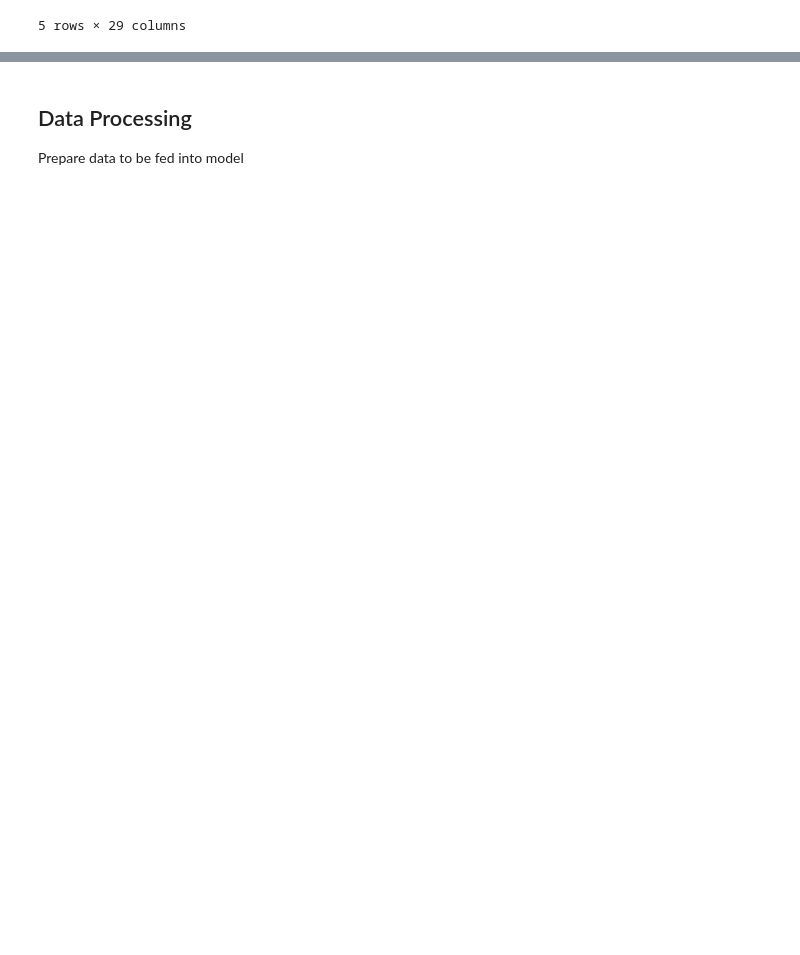
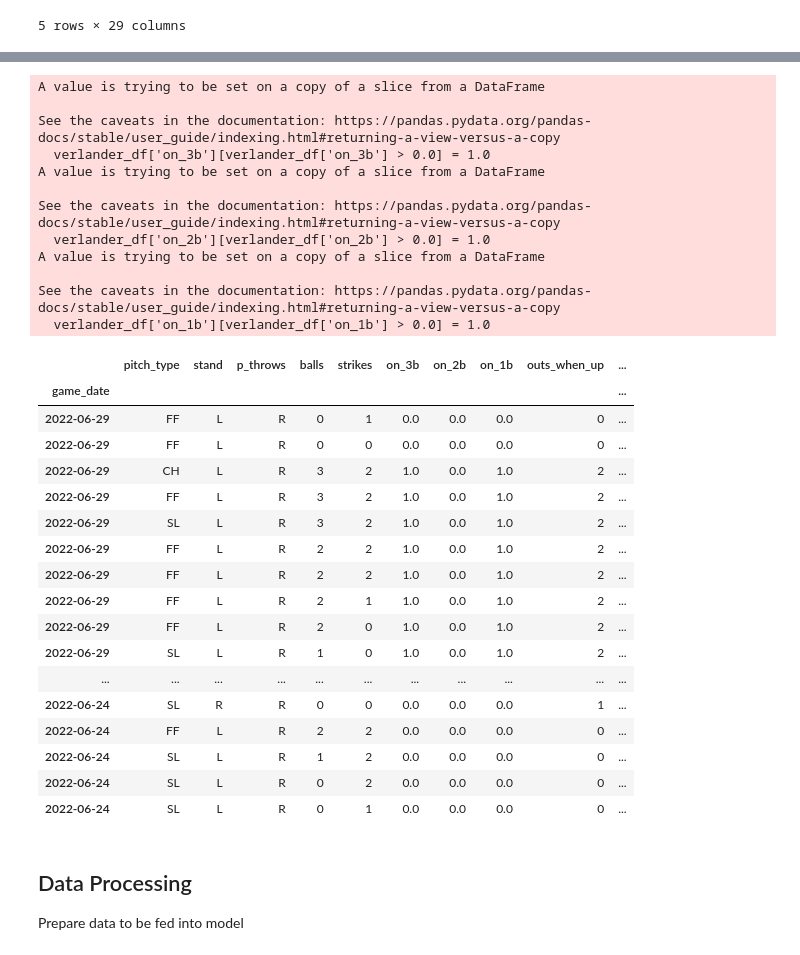
Before and after one commit to Rishi-Prasadha/MLB_ML_Pitching_Prediction, a Jupyter notebook: rishi/starter.ipynb, the cells around one changed output, grey strips where cells are left out. Drawn from its saved outputs; the diff is of its cells as text; code cells hidden in the pictures; blank space fills up the shorter version.

Commit message:
pretty much clean data

```diff
--- a/rishi/starter.ipynb
+++ b/rishi/starter.ipynb
@@ -112,3 +64,48 @@ See the caveats in the documentation: https://pandas.pydata.org/pandas-docs/stab
+# %%
+# Encode 1st, 2nd and 3rd bases with 1s and 0s
+
+# Fill NaN to 0
+verlander_df['on_3b'] = verlander_df['on_3b'].fillna(0)
+verlander_df['on_2b'] = verlander_df['on_2b'].fillna(0)
+verlander_df['on_1b'] = verlander_df['on_1b'].fillna(0)
+
+# Change batter IDs to 1
+verlander_df['on_3b'][verlander_df['on_3b'] > 0.0] = 1.0
+verlander_df['on_2b'][verlander_df['on_2b'] > 0.0] = 1.0
+verlander_df['on_1b'][verlander_df['on_1b'] > 0.0] = 1.0
+
+display(verlander_df[1000:1050])
+# %% [output]
+A value is trying to be set on a copy of a slice from a DataFrame
+
+See the caveats in the documentation: https://pandas.pydata.org/pandas-docs/stable/user_guide/indexing.html#returning-a-view-versus-a-copy
+  verlander_df['on_3b'][verlander_df['on_3b'] > 0.0] = 1.0
+A value is trying to be set on a copy of a slice from a DataFrame
+
+See the caveats in the documentation: https://pandas.pydata.org/pandas-docs/stable/user_guide/indexing.html#returning-a-view-versus-a-copy
+  verlander_df['on_2b'][verlander_df['on_2b'] > 0.0] = 1.0
+A value is trying to be set on a copy of a slice from a DataFrame
+
+See the caveats in the documentation: https://pandas.pydata.org/pandas-docs/stable/user_guide/indexing.html#returning-a-view-versus-a-copy
+  verlander_df['on_1b'][verlander_df['on_1b'] > 0.0] = 1.0
+|  | pitch_type | stand | p_throws | balls | strikes | on_3b | on_2b | on_1b | outs_when_up | ... |
+| game_date |  |  |  |  |  |  |  |  |  | ... |
+| 2022-06-29 | FF | L | R | 0 | 1 | 0.0 | 0.0 | 0.0 | 0 | ... |
+| 2022-06-29 | FF | L | R | 0 | 0 | 0.0 | 0.0 | 0.0 | 0 | ... |
+| 2022-06-29 | CH | L | R | 3 | 2 | 1.0 | 0.0 | 1.0 | 2 | ... |
+| 2022-06-29 | FF | L | R | 3 | 2 | 1.0 | 0.0 | 1.0 | 2 | ... |
+| 2022-06-29 | SL | L | R | 3 | 2 | 1.0 | 0.0 | 1.0 | 2 | ... |
+| 2022-06-29 | FF | L | R | 2 | 2 | 1.0 | 0.0 | 1.0 | 2 | ... |
+| 2022-06-29 | FF | L | R | 2 | 2 | 1.0 | 0.0 | 1.0 | 2 | ... |
+| 2022-06-29 | FF | L | R | 2 | 1 | 1.0 | 0.0 | 1.0 | 2 | ... |
+| 2022-06-29 | FF | L | R | 2 | 0 | 1.0 | 0.0 | 1.0 | 2 | ... |
+| 2022-06-29 | SL | L | R | 1 | 0 | 1.0 | 0.0 | 1.0 | 2 | ... |
+| ... | ... | ... | ... | ... | ... | ... | ... | ... | ... | ... |
+| 2022-06-24 | SL | R | R | 0 | 0 | 0.0 | 0.0 | 0.0 | 1 | ... |
+| 2022-06-24 | FF | L | R | 2 | 2 | 0.0 | 0.0 | 0.0 | 0 | ... |
+| 2022-06-24 | SL | L | R | 1 | 2 | 0.0 | 0.0 | 0.0 | 0 | ... |
+| 2022-06-24 | SL | L | R | 0 | 2 | 0.0 | 0.0 | 0.0 | 0 | ... |
+| 2022-06-24 | SL | L | R | 0 | 1 | 0.0 | 0.0 | 0.0 | 0 | ... |
 # %% [markdown]
 ## Data Processing
 
```
Also changed, not shown: parts of 6 cells of this notebook.
